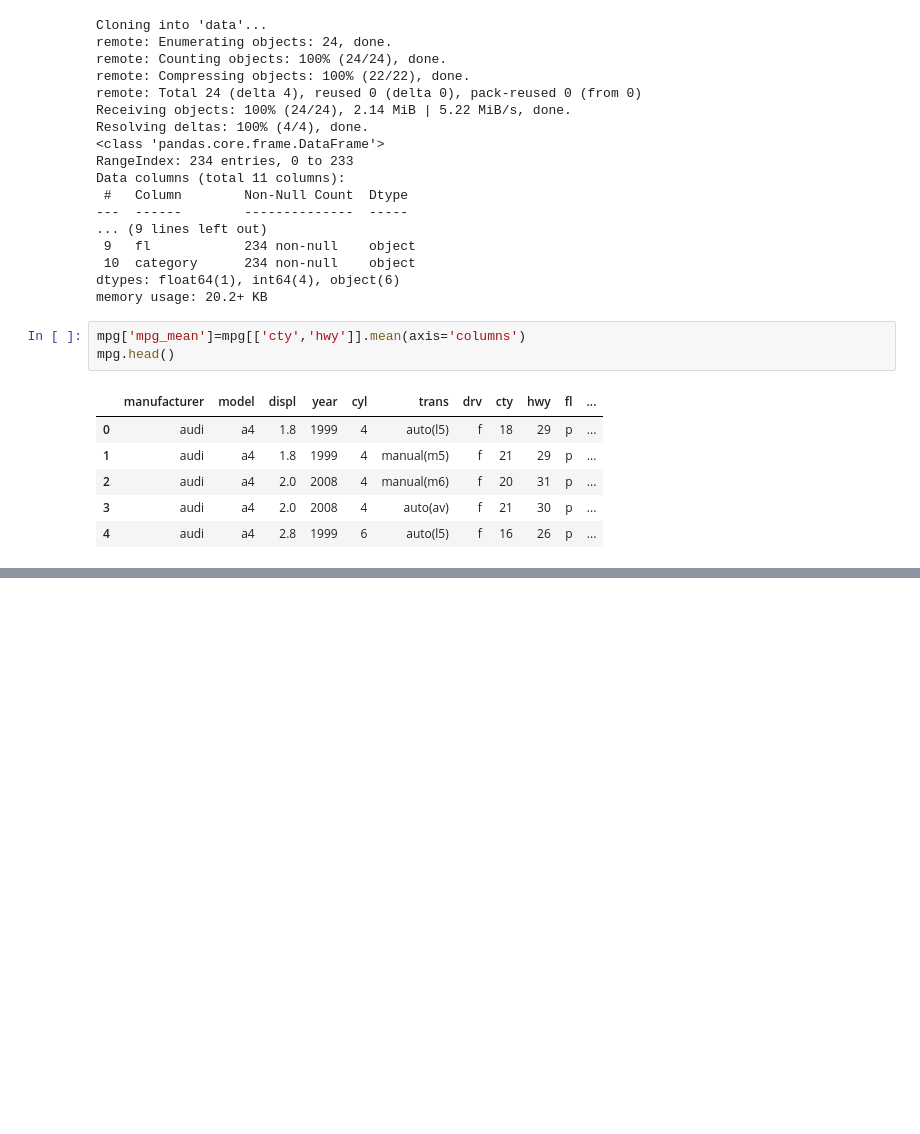
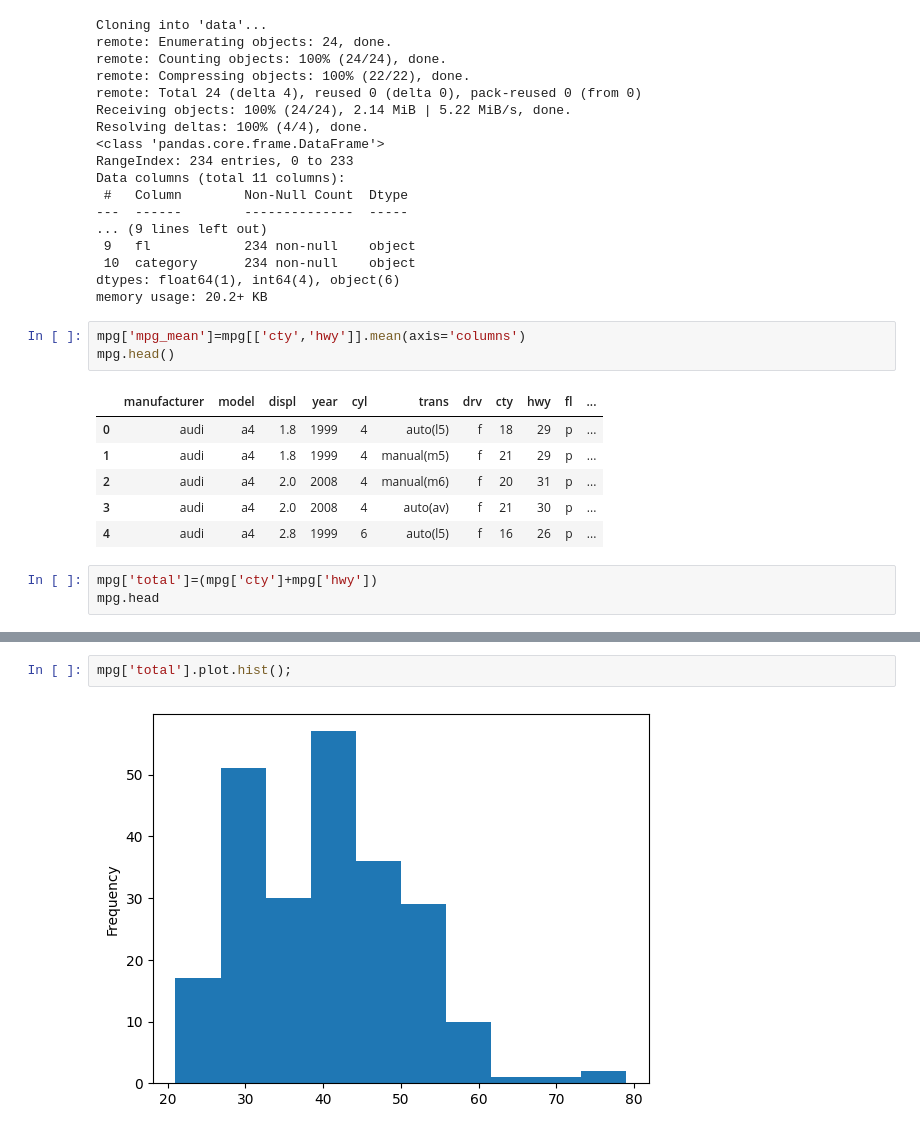
Before and after one commit to heetae0301/2025-1-myclass-BDA, a Jupyter notebook: inclass/05w_B_wed_0402_easy_ch05_06.ipynb, the cells around one changed output, grey strips where cells are left out. Drawn from its saved outputs; the diff is of its cells as text; blank space fills up the shorter version.

```diff
--- a/inclass/05w_B_wed_0402_easy_ch05_06.ipynb
+++ b/inclass/05w_B_wed_0402_easy_ch05_06.ipynb
@@ -167,3 +167,6 @@ mpg.head()
 | 2 | audi | a4 | 2.0 | 2008 | 4 | manual(m6) | f | 20 | 31 | p | ... |
 | 3 | audi | a4 | 2.0 | 2008 | 4 | auto(av) | f | 21 | 30 | p | ... |
 | 4 | audi | a4 | 2.8 | 1999 | 6 | auto(l5) | f | 16 | 26 | p | ... |
+# %%
+mpg['total']=(mpg['cty']+mpg['hwy'])
+mpg.head
@@ -169,0 +204,4 @@ mpg.head()
+# %%
+mpg['total'].plot.hist();
+# %% [output]
+[figure, added]
```
Also changed, not shown: parts of 52 cells of this notebook.
